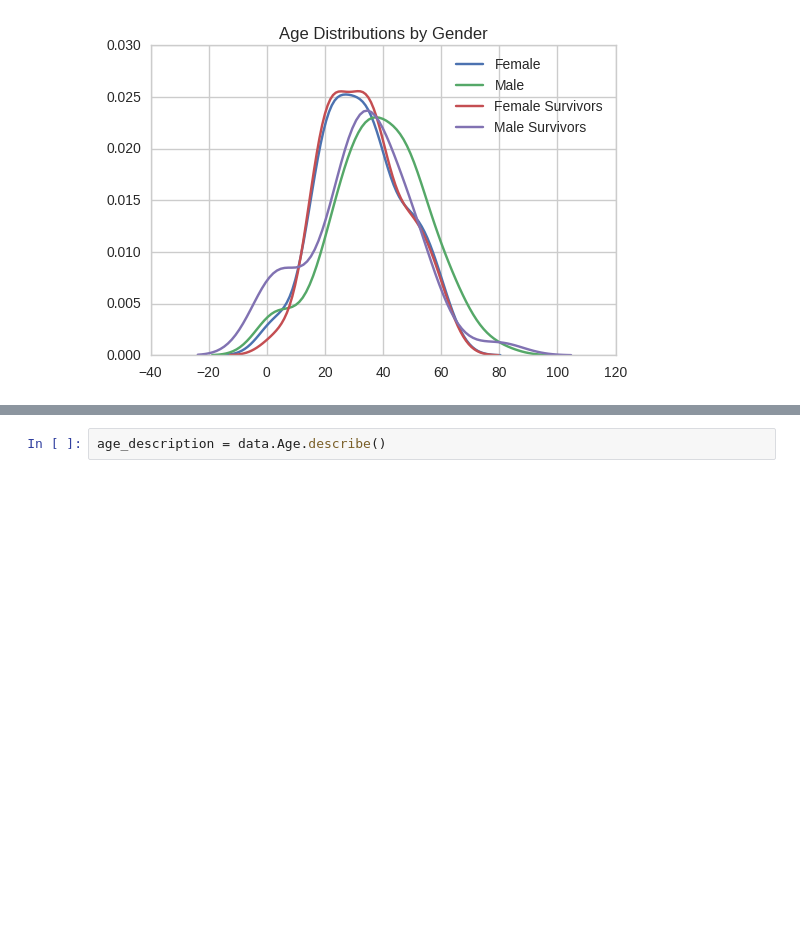
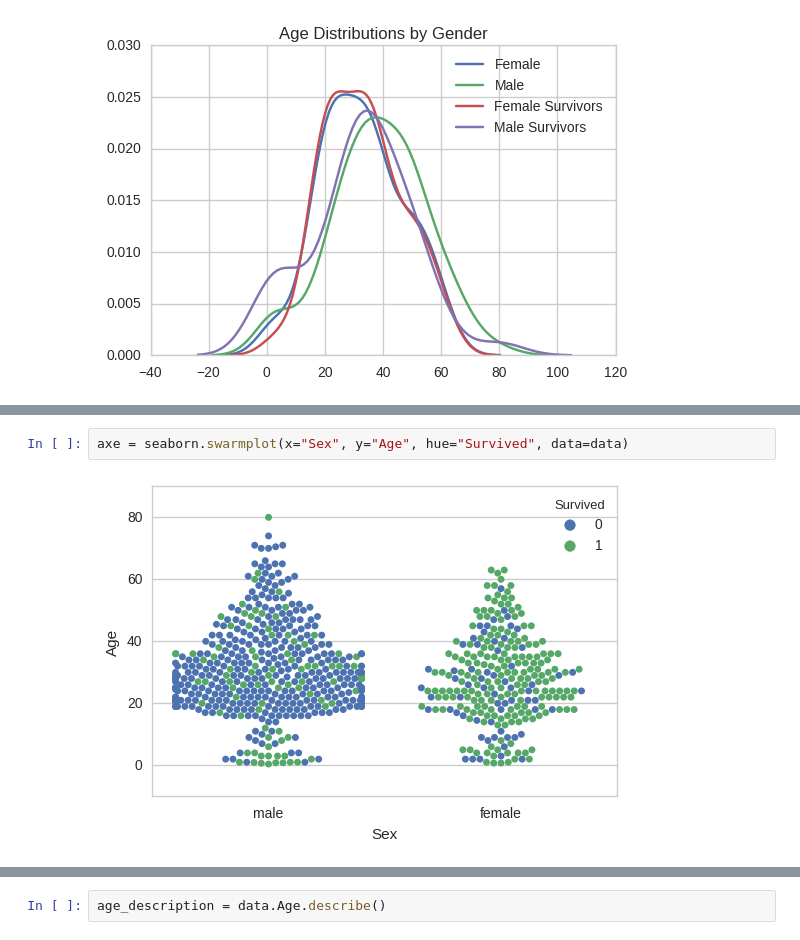
Before and after one commit to necromuralist/kaggle_studies, a Jupyter notebook: titanic/titanic_pandas.ipynb, the cells around one changed output, grey strips where cells are left out. Drawn from its saved outputs; the diff is of its cells as text; blank space fills up the shorter version.

```diff
--- a/titanic/titanic_pandas.ipynb
+++ b/titanic/titanic_pandas.ipynb
@@ -361,0 +373,4 @@ The males seem to have been slightly older, although there is a small bump in ma
+# %%
+axe = seaborn.swarmplot(x="Sex", y="Age", hue="Survived", data=data)
+# %% [output]
+[figure, added]
```
Also changed, not shown: parts of 76 cells of this notebook, 4 other files.
